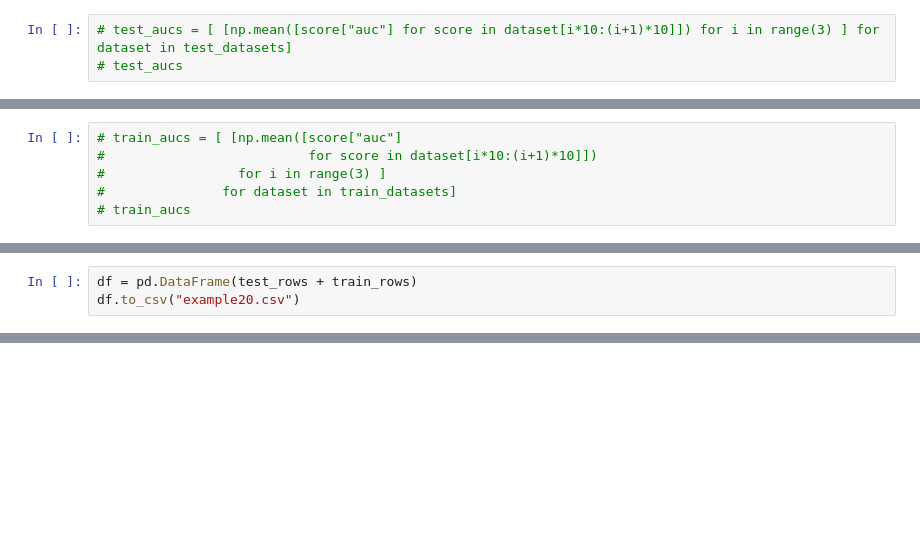
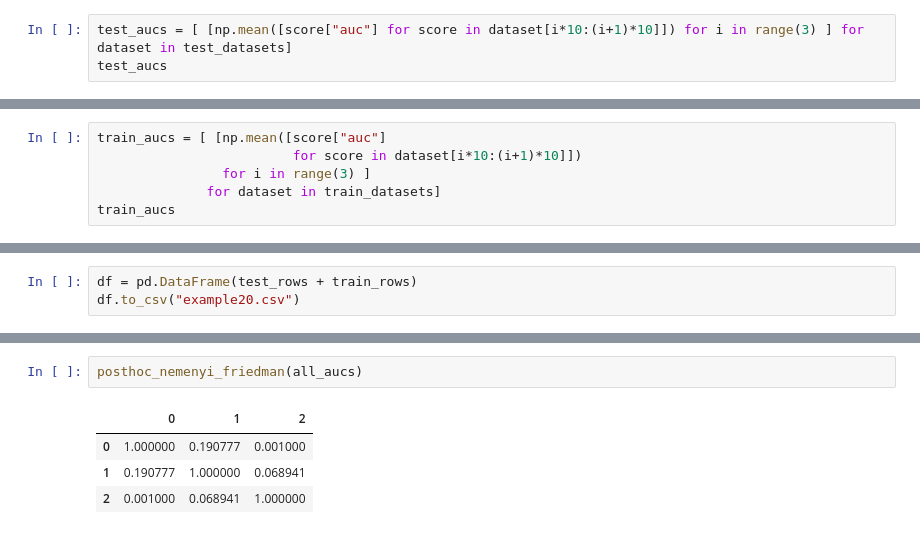
Before and after one commit to Amirstad/AML-Project, a Jupyter notebook: AML_Project.ipynb, the cells around one changed output, grey strips where cells are left out. Cells and saved outputs as stored; diff of their text form; blank space fills up the shorter version.

```diff
--- a/AML_Project.ipynb
+++ b/AML_Project.ipynb
@@ -375,6 +397,6 @@ print(test_aucs)
 # %%
-# test_aucs = [ [np.mean([score["auc"] for score in dataset[i*10:(i+1)*10]]) for i in range(3) ] for dataset in test_datasets]
-# test_aucs
+test_aucs = [ [np.mean([score["auc"] for score in dataset[i*10:(i+1)*10]]) for i in range(3) ] for dataset in test_datasets]
+test_aucs
 # %% [output]
 [[0.7672000000000001, 0.76543, 0.73004],
  [0.7383200000000001, 0.74924, 0.7549300000000001],
@@ -419,9 +441,9 @@ print(train_aucs)
 # %%
-# train_aucs = [ [np.mean([score["auc"]
-#                          for score in dataset[i*10:(i+1)*10]])
-#                 for i in range(3) ]
-#               for dataset in train_datasets]
-# train_aucs
+train_aucs = [ [np.mean([score["auc"]
+                         for score in dataset[i*10:(i+1)*10]])
+                for i in range(3) ]
+              for dataset in train_datasets]
+train_aucs
 # %% [output]
 [[0.7599099999999999, 0.74958, 0.7590600000000001],
  [0.77856, 0.76437, 0.76508],
@@ -445,0 +480,7 @@ p_value
+# %%
+posthoc_nemenyi_friedman(all_aucs)
+# %% [output]
+|  | 0 | 1 | 2 |
+| 0 | 1.000000 | 0.190777 | 0.001000 |
+| 1 | 0.190777 | 1.000000 | 0.068941 |
+| 2 | 0.001000 | 0.068941 | 1.000000 |
```
Also changed, not shown: parts of 9 cells of this notebook.
